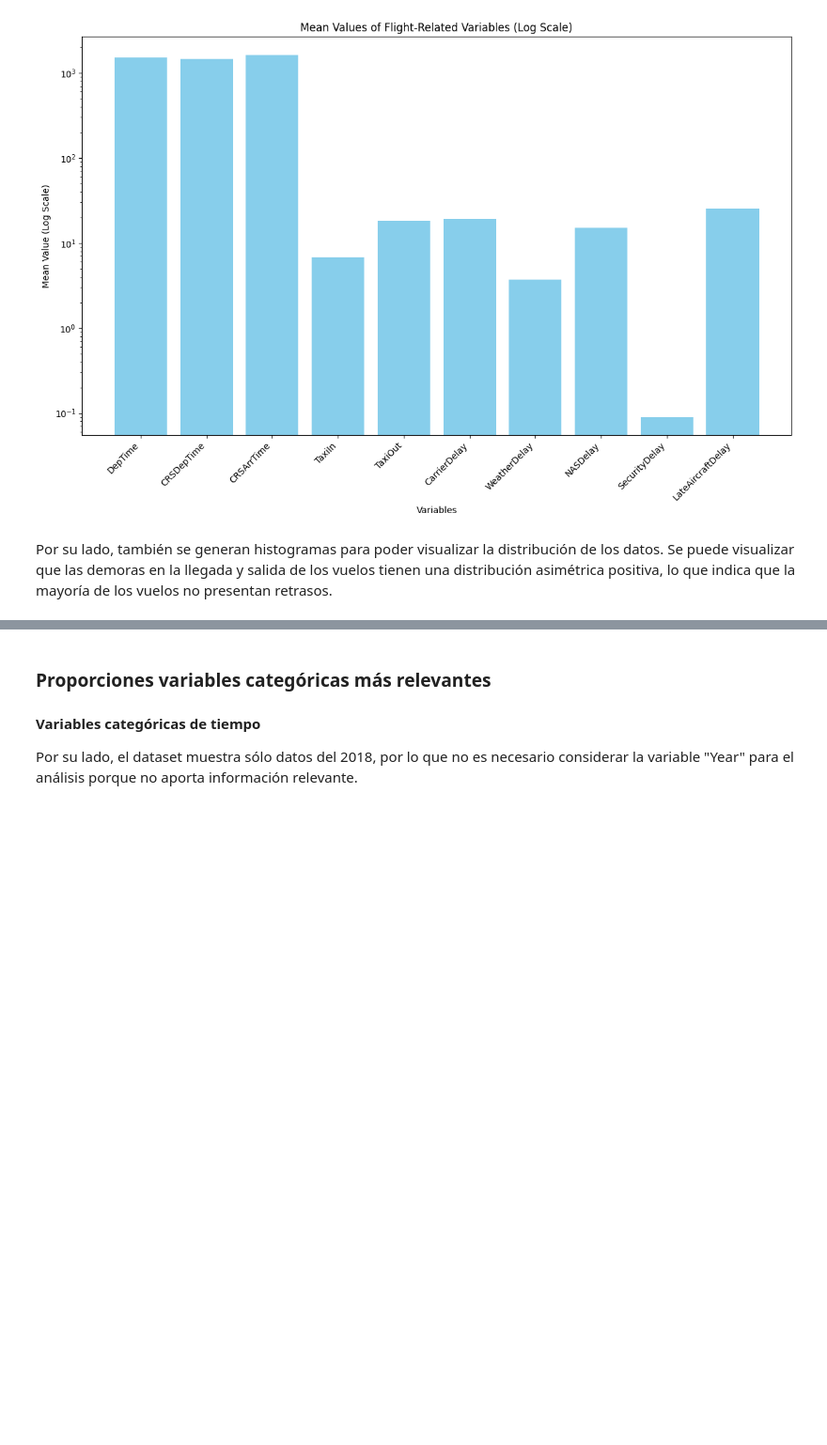
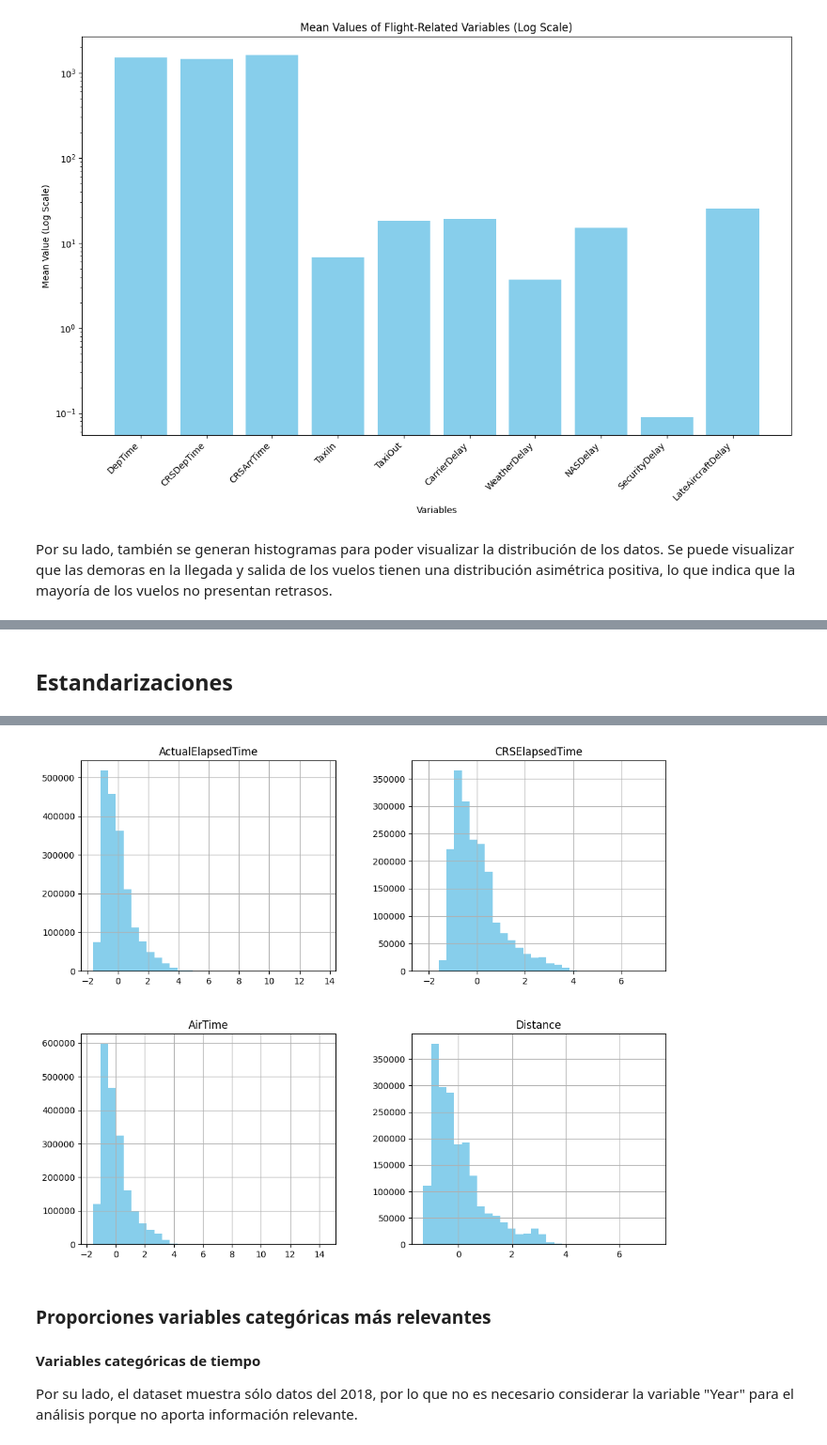
Before and after one commit to gabalvarezmc/AnalisisDatos_T1, a Jupyter notebook: 01_Analisis_exploratorio.ipynb, the cells around one changed output, grey strips where cells are left out. Shown: that part at 94% size. Saved outputs shown, nothing was run; the diff lists cells and outputs as text; code cells hidden in the pictures; blank space fills up the shorter version.

Commit message:
añadiendo estandarizaciones

```diff
--- a/01_Analisis_exploratorio.ipynb
+++ b/01_Analisis_exploratorio.ipynb
@@ -215,0 +217,11 @@ plt.show()
+# %% [markdown]
+## Estandarizaciones
+# %%
+from sklearn.preprocessing import StandardScaler
+num_cols = ["ActualElapsedTime", "CRSElapsedTime", "AirTime", "Distance"]
+df_standard = df[num_cols].copy()
+df_standard = StandardScaler(with_std=True, with_mean=True).fit_transform(df_standard)
+df_standard = pd.DataFrame(df_standard)
+df_standard.columns = num_cols
+df_standard.hist(figsize=(12, 10), bins=30, color='skyblue')
+# %% [output]
@@ -216,3 +232,4 @@ plt.show()
+[figure, added]
 # %% [markdown]
 ### Proporciones variables categóricas más relevantes
 #### Variables categóricas de tiempo
```
Also changed, not shown: parts of 3 cells of this notebook.
